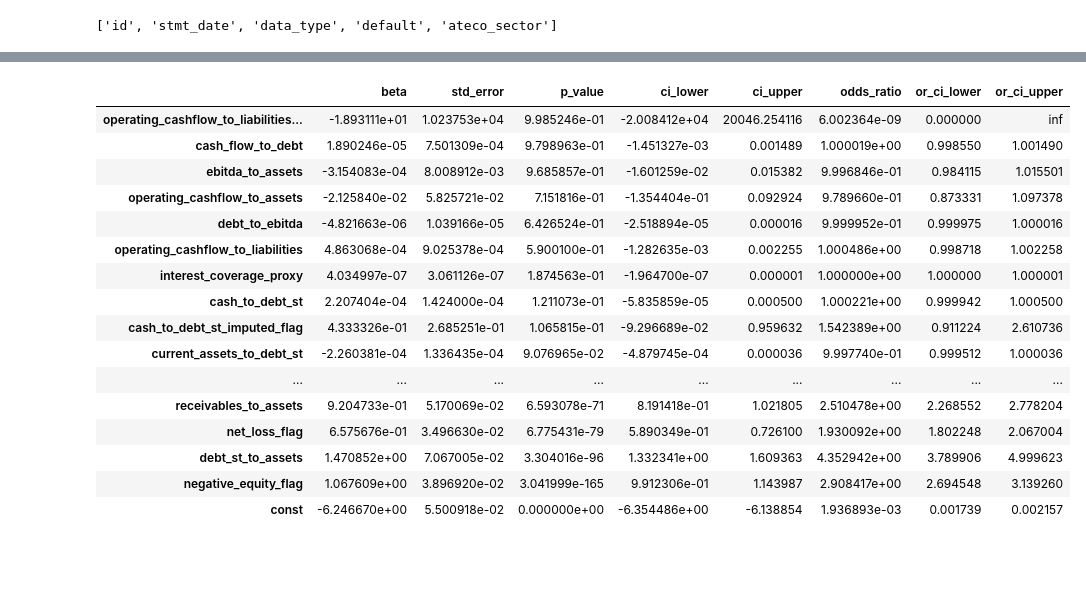
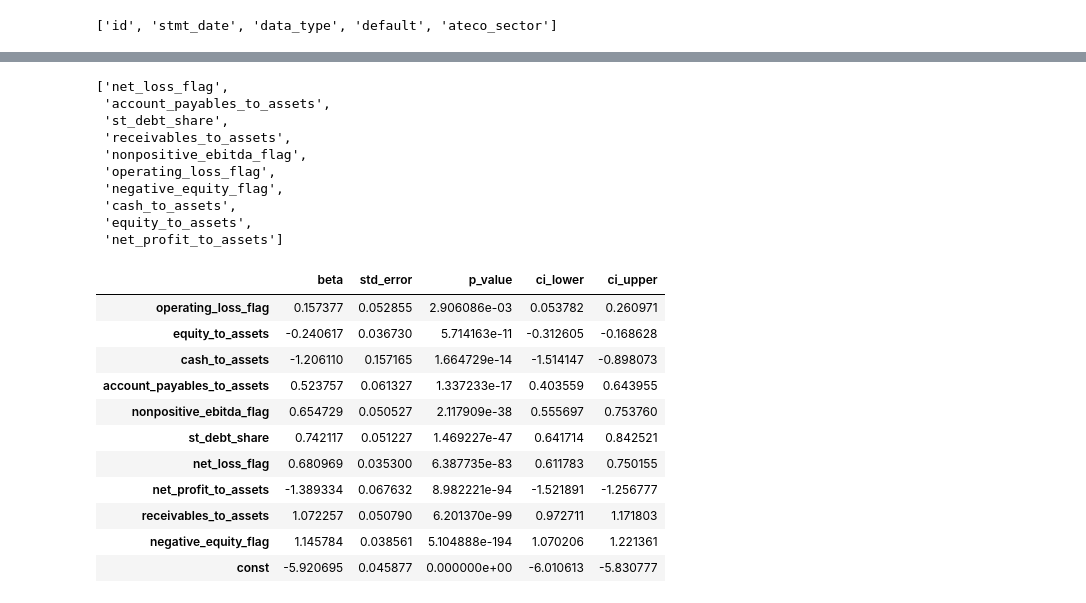
Before and after one commit to Anubhav3084/FinanceML-Course-Project, a Jupyter notebook: Project/Code/04_train_logit.ipynb, the cells around one changed output, grey strips where cells are left out. Cells and saved outputs as stored; diff of their text form; code cells hidden in the pictures; blank space fills up the shorter version.

```diff
--- a/Project/Code/04_train_logit.ipynb
+++ b/Project/Code/04_train_logit.ipynb
@@ -134,3 +133,6 @@ display(flag_summary.sort_values(
 # %%
-X = sm.add_constant(train_imp[features_to_select].astype(float), has_constant='add')
+X = sm.add_constant(train[final_model_feats].astype(float), has_constant='add')
 y = np.asarray(train['default'], dtype=float)
+
+result = sm.Logit(y, X).fit(maxiter=5000)
+print(result.get_margeff().summary())
@@ -203,0 +181,12 @@ debt_to_ebitda                                 -6.264e-08   1.35e-07     -0.464
+# %%
+drop_features = [
+    'operating_cashflow_to_liabilities', 'cash_to_debt_st', 'current_assets_to_debt_st', 'operating_cashflow_to_assets',
+    'cash_flow_to_debt', 'ebitda_to_assets', 'interest_coverage_proxy', 'debt_to_ebitda'
+]
+# %%
+updated_feats = list(set(final_model_feats) - set(drop_features))
+X = sm.add_constant(train[updated_feats].astype(float), has_constant='add')
+y = np.asarray(train['default'], dtype=float)
+
+result_2 = sm.Logit(y, X).fit(maxiter=5000)
+print(result_2.get_margeff().summary())
@@ -203,0 +249,7 @@ debt_to_ebitda                                 -6.264e-08   1.35e-07     -0.464
+# %%
+updated_feats_2 = list(set(final_model_feats) - set(drop_features) - set(['operating_margin']))
+X = sm.add_constant(train[updated_feats_2].astype(float), has_constant='add')
+y = np.asarray(train['default'], dtype=float)
+
+result_3 = sm.Logit(y, X).fit(maxiter=5000)
+print(result_3.get_margeff().summary())
@@ -204,32 +286,39 @@ debt_to_ebitda                                 -6.264e-08   1.35e-07     -0.464
+# %%
+updated_feats_2
+# %% [output]
+['net_loss_flag',
+ 'account_payables_to_assets',
+ 'st_debt_share',
+ 'receivables_to_assets',
+ 'nonpositive_ebitda_flag',
+ 'operating_loss_flag',
+ 'negative_equity_flag',
+ 'cash_to_assets',
+ 'equity_to_assets',
+ 'net_profit_to_assets']
 # %%
+ci = result_3.conf_int(alpha=0.05)
+
 summary = pd.DataFrame({
-    'beta': result.params,
-    'std_error': result.bse,
-    'p_value': result.pvalues,
+    'beta': result_3.params,
+    'std_error': result_3.bse,
+    'p_value': result_3.pvalues,
     'ci_lower': ci[0],
-    'ci_upper': ci[1],
-    'odds_ratio': np.exp(result.params),
-    'or_ci_lower': np.exp(ci[0]),
-    'or_ci_upper': np.exp(ci[1])
+    'ci_upper': ci[1]
 })
 summary.to_csv('../Artifacts/logit_model_summary.csv')
 display(summary.sort_values(by='p_value', ascending=False))
 # %% [output]
-|  | beta | std_error | p_value | ci_lower | ci_upper | odds_ratio | or_ci_lower | or_ci_upper |
-| operating_cashflow_to_liabilities... | -1.893111e+01 | 1.023753e+04 | 9.985246e-01 | -2.008412e+04 | 20046.254116 | 6.002364e-09 | 0.000000 | inf |
-| cash_flow_to_debt | 1.890246e-05 | 7.501309e-04 | 9.798963e-01 | -1.451327e-03 | 0.001489 | 1.000019e+00 | 0.998550 | 1.001490 |
-| ebitda_to_assets | -3.154083e-04 | 8.008912e-03 | 9.685857e-01 | -1.601259e-02 | 0.015382 | 9.996846e-01 | 0.984115 | 1.015501 |
-| operating_cashflow_to_assets | -2.125840e-02 | 5.825721e-02 | 7.151816e-01 | -1.354404e-01 | 0.092924 | 9.789660e-01 | 0.873331 | 1.097378 |
-| debt_to_ebitda | -4.821663e-06 | 1.039166e-05 | 6.426524e-01 | -2.518894e-05 | 0.000016 | 9.999952e-01 | 0.999975 | 1.000016 |
-| operating_cashflow_to_liabilities | 4.863068e-04 | 9.025378e-04 | 5.900100e-01 | -1.282635e-03 | 0.002255 | 1.000486e+00 | 0.998718 | 1.002258 |
-| interest_coverage_proxy | 4.034997e-07 | 3.061126e-07 | 1.874563e-01 | -1.964700e-07 | 0.000001 | 1.000000e+00 | 1.000000 | 1.000001 |
-| cash_to_debt_st | 2.207404e-04 | 1.424000e-04 | 1.211073e-01 | -5.835859e-05 | 0.000500 | 1.000221e+00 | 0.999942 | 1.000500 |
-| cash_to_debt_st_imputed_flag | 4.333326e-01 | 2.685251e-01 | 1.065815e-01 | -9.296689e-02 | 0.959632 | 1.542389e+00 | 0.911224 | 2.610736 |
-| current_assets_to_debt_st | -2.260381e-04 | 1.336435e-04 | 9.076965e-02 | -4.879745e-04 | 0.000036 | 9.997740e-01 | 0.999512 | 1.000036 |
-| ... | ... | ... | ... | ... | ... | ... | ... | ... |
-| receivables_to_assets | 9.204733e-01 | 5.170069e-02 | 6.593078e-71 | 8.191418e-01 | 1.021805 | 2.510478e+00 | 2.268552 | 2.778204 |
-| net_loss_flag | 6.575676e-01 | 3.496630e-02 | 6.775431e-79 | 5.890349e-01 | 0.726100 | 1.930092e+00 | 1.802248 | 2.067004 |
-| debt_st_to_assets | 1.470852e+00 | 7.067005e-02 | 3.304016e-96 | 1.332341e+00 | 1.609363 | 4.352942e+00 | 3.789906 | 4.999623 |
-| negative_equity_flag | 1.067609e+00 | 3.896920e-02 | 3.041999e-165 | 9.912306e-01 | 1.143987 | 2.908417e+00 | 2.694548 | 3.139260 |
-| const | -6.246670e+00 | 5.500918e-02 | 0.000000e+00 | -6.354486e+00 | -6.138854 | 1.936893e-03 | 0.001739 | 0.002157 |
+|  | beta | std_error | p_value | ci_lower | ci_upper |
+| operating_loss_flag | 0.157377 | 0.052855 | 2.906086e-03 | 0.053782 | 0.260971 |
+| equity_to_assets | -0.240617 | 0.036730 | 5.714163e-11 | -0.312605 | -0.168628 |
+| cash_to_assets | -1.206110 | 0.157165 | 1.664729e-14 | -1.514147 | -0.898073 |
+| account_payables_to_assets | 0.523757 | 0.061327 | 1.337233e-17 | 0.403559 | 0.643955 |
+| nonpositive_ebitda_flag | 0.654729 | 0.050527 | 2.117909e-38 | 0.555697 | 0.753760 |
+| st_debt_share | 0.742117 | 0.051227 | 1.469227e-47 | 0.641714 | 0.842521 |
+| net_loss_flag | 0.680969 | 0.035300 | 6.387735e-83 | 0.611783 | 0.750155 |
+| net_profit_to_assets | -1.389334 | 0.067632 | 8.982221e-94 | -1.521891 | -1.256777 |
+| receivables_to_assets | 1.072257 | 0.050790 | 6.201370e-99 | 0.972711 | 1.171803 |
+| negative_equity_flag | 1.145784 | 0.038561 | 5.104888e-194 | 1.070206 | 1.221361 |
+| const | -5.920695 | 0.045877 | 0.000000e+00 | -6.010613 | -5.830777 |
 # %%
```
Also changed, not shown: parts of 33 cells of this notebook, 21 other files.
